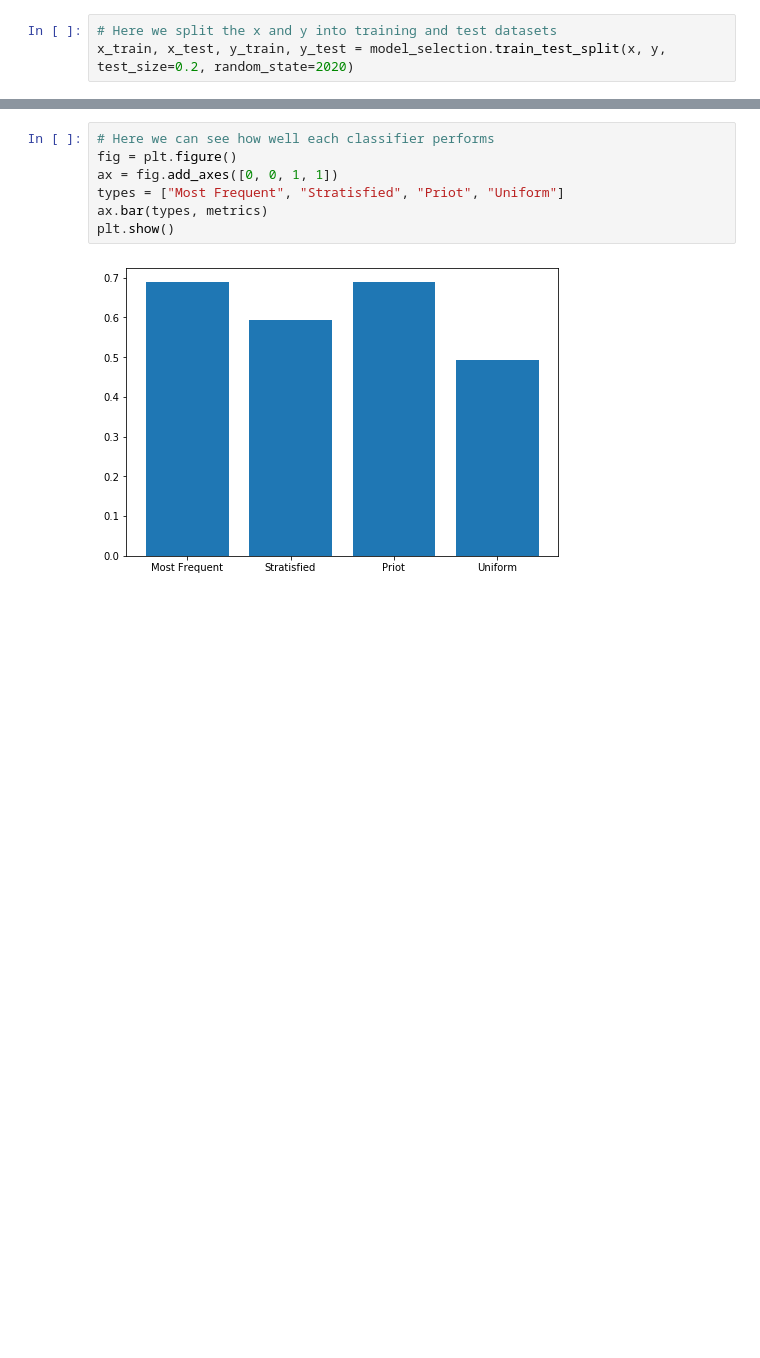
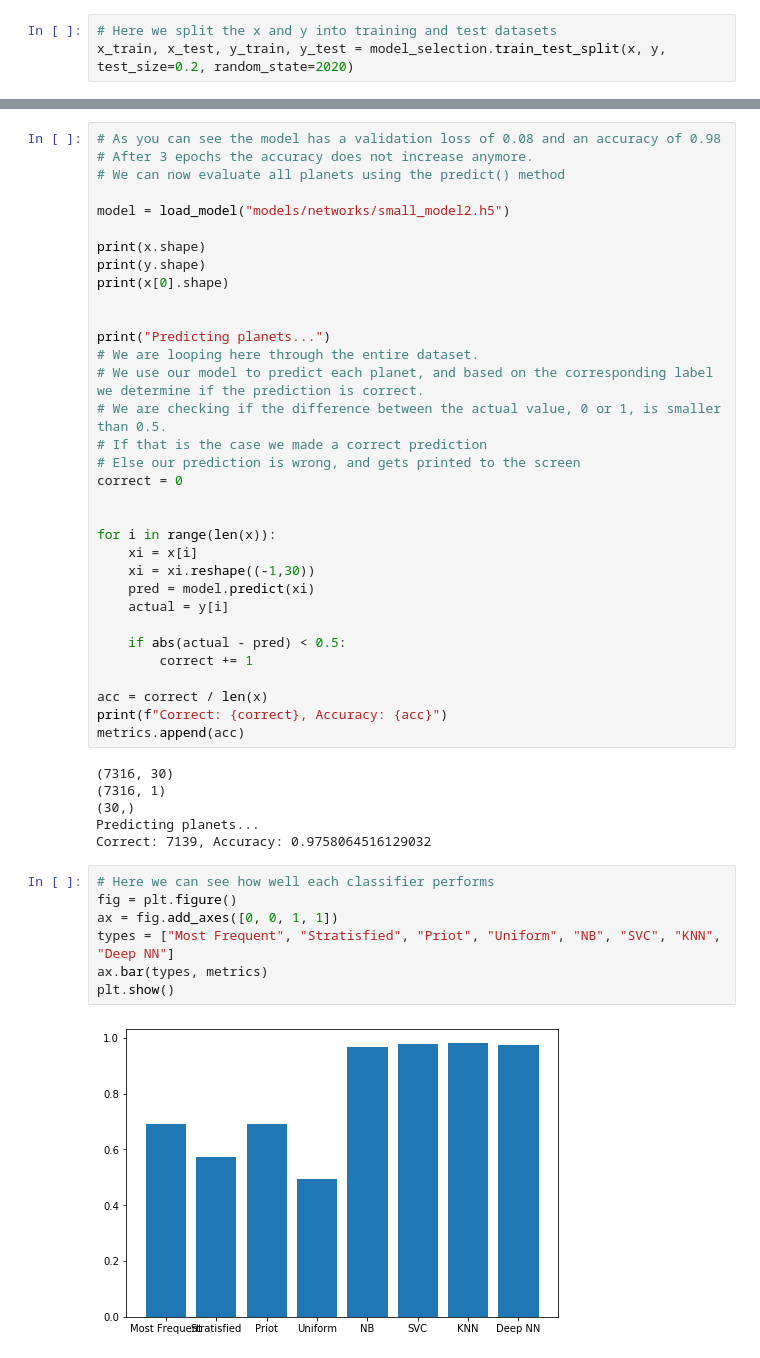
Before and after one commit to Mathuiss/data_mining, a Jupyter notebook: dist/classification/classification.ipynb, the cells around one changed output, grey strips where cells are left out. Saved outputs shown, nothing was run; the diff lists cells and outputs as text; blank space fills up the shorter version.

```diff
--- a/dist/classification/classification.ipynb
+++ b/dist/classification/classification.ipynb
@@ -165,9 +364,48 @@ Accuracy: 0.49385245901639346
+# %%
+# As you can see the model has a validation loss of 0.08 and an accuracy of 0.98
+# After 3 epochs the accuracy does not increase anymore.
+# We can now evaluate all planets using the predict() method
+
+model = load_model("models/networks/small_model2.h5")
+
+print(x.shape)
+print(y.shape)
+print(x[0].shape)
+
+
+print("Predicting planets...")
+# We are looping here through the entire dataset.
+# We use our model to predict each planet, and based on the corresponding label we determine if the prediction is correct.
+# We are checking if the difference between the actual value, 0 or 1, is smaller than 0.5.
+# If that is the case we made a correct prediction
+# Else our prediction is wrong, and gets printed to the screen
+correct = 0
+
+
+for i in range(len(x)):
+    xi = x[i]
+    xi = xi.reshape((-1,30))
+    pred = model.predict(xi)
+    actual = y[i]
+
+    if abs(actual - pred) < 0.5:
+        correct += 1
+
+acc = correct / len(x)
+print(f"Correct: {correct}, Accuracy: {acc}")
+metrics.append(acc)
+# %% [output]
+(7316, 30)
+(7316, 1)
+(30,)
+Predicting planets...
+Correct: 7139, Accuracy: 0.9758064516129032
 # %%
 # Here we can see how well each classifier performs
 fig = plt.figure()
 ax = fig.add_axes([0, 0, 1, 1])
-types = ["Most Frequent", "Stratisfied", "Priot", "Uniform"]
+types = ["Most Frequent", "Stratisfied", "Priot", "Uniform", "NB", "SVC", "KNN", "Deep NN"]
 ax.bar(types, metrics)
 plt.show()
 # %% [output]
-[figure, old version]
+[figure, new version]
```
Also changed, not shown: parts of 13 cells of this notebook, 4 other files.
